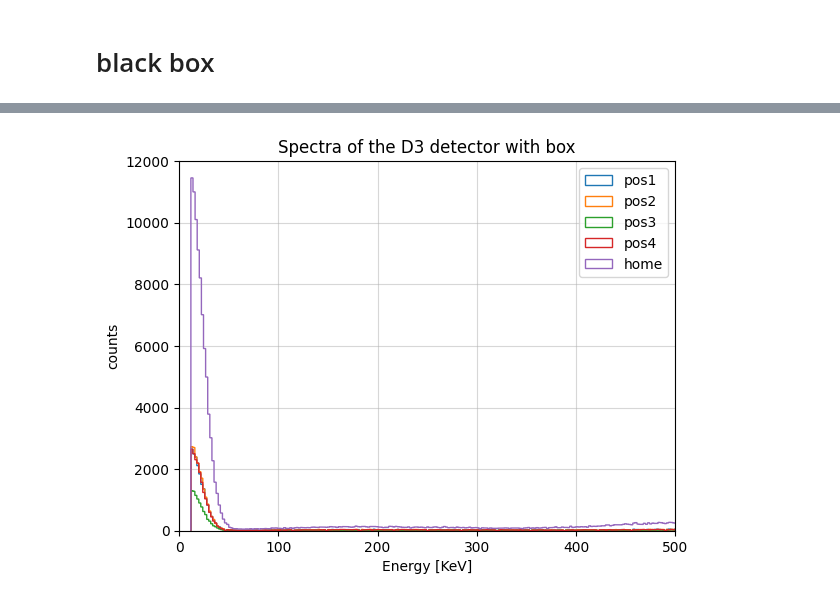
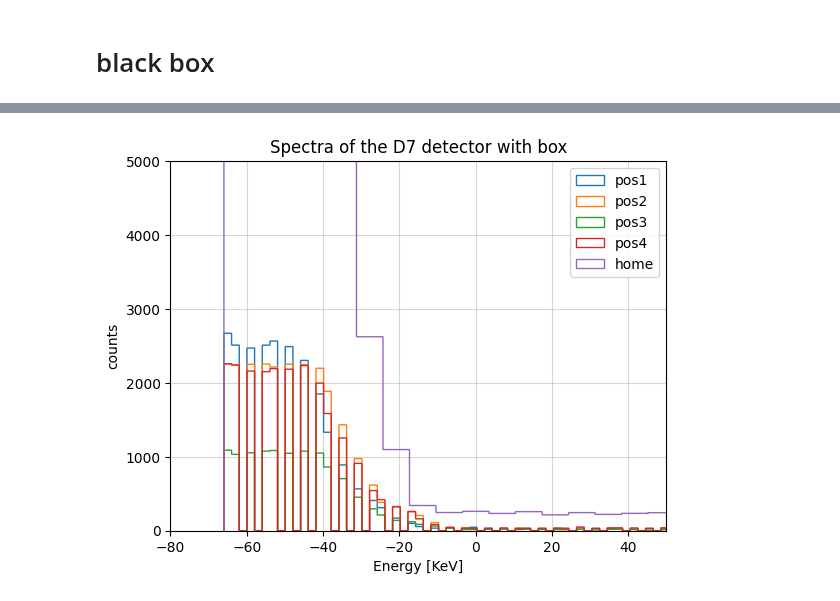
Before and after one commit to b3n3d3tt4/imaging, a Jupyter notebook: analisi.ipynb, the cells around one changed output, grey strips where cells are left out. Cells and saved outputs as stored; diff of their text form; code cells hidden in the pictures.

```diff
--- a/analisi.ipynb
+++ b/analisi.ipynb
@@ -147,7 +147,7 @@ calibrazioneD6 = bbb.linear_regression(xD6, y_calib, sx=sxD6, sy = None, xlabel=
 print('__________________________________________________________________________________________________________')
 xD7 = np.array([d7norm1[0][1], d7norm2[0][1]])
 sxD7 = np.array([d7norm1[1][1], d7norm2[1][1],])
-calibrazioneD7 = bbb.linear_regression(xD7, y_calib, sx=sxD7, sy = None, xlabel='ADC channels', ylabel='Energy [KeV]', titolo='Calibration fit D7', plot='no')
+calibrazioneD7 = bbb.linear_regression(xD7, y_calib, sx=sxD7, sy = None, xlabel='ADC channels', ylabel='Energy [KeV]', titolo='Calibration fit D7', plot='yes')
 print('__________________________________________________________________________________________________________')
 xD8 = np.array([d8norm1[0][1], d8norm2[0][1]])
 sxD8 = np.array([d8norm1[1][1], d8norm2[1][1],])
@@ -548,18 +552,18 @@ d8_3 = np.asarray(d8_pos3['Data_R;1']['Energy'].array() * calibrazioneD8[0] + ca
 d8_4 = np.asarray(d8_pos4['Data_R;1']['Energy'].array() * calibrazioneD8[0] + calibrazioneD8[1])
 d8_box_calib = [d8_1, d8_2, d8_3, d8_4]
 # %%
-plt.hist(d3_1, bins=int(d3_1.max()/2), histtype='step', label='pos1')
-plt.hist(d3_2, bins=int(d3_2.max()/2), histtype='step', label='pos2')
-plt.hist(d3_3, bins=int(d3_3.max()/2), histtype='step', label='pos3')
-plt.hist(d3_4, bins=int(d3_4.max()/2), histtype='step', label='pos4')
-plt.hist(hm_d3_def, bins=int(hm_d3.max()), histtype='step', label='home')
+plt.hist(d7_1, bins=int(d7_1.max()/2), histtype='step', label='pos1')
+plt.hist(d7_2, bins=int(d7_2.max()/2), histtype='step', label='pos2')
+plt.hist(d7_3, bins=int(d7_3.max()/2), histtype='step', label='pos3')
+plt.hist(d7_4, bins=int(d7_4.max()/2), histtype='step', label='pos4')
+plt.hist(hm_d7_def, bins=int(hm_d7.max()/2), histtype='step', label='home')
 plt.xlabel('Energy [KeV]')
 plt.ylabel('counts')
-plt.title('Spectra of the D3 detector with box')
-plt.xlim(0, 500)
-plt.ylim(0, 12000)
+plt.title('Spectra of the D7 detector with box')
+plt.xlim(-80, 50)
+plt.ylim(0, 5000)
 plt.legend()
 plt.grid(alpha=0.5)
 plt.show()
 # %% [output]
-[figure, old version]
+[figure, new version]
```
Also changed, not shown: parts of 13 cells of this notebook.
